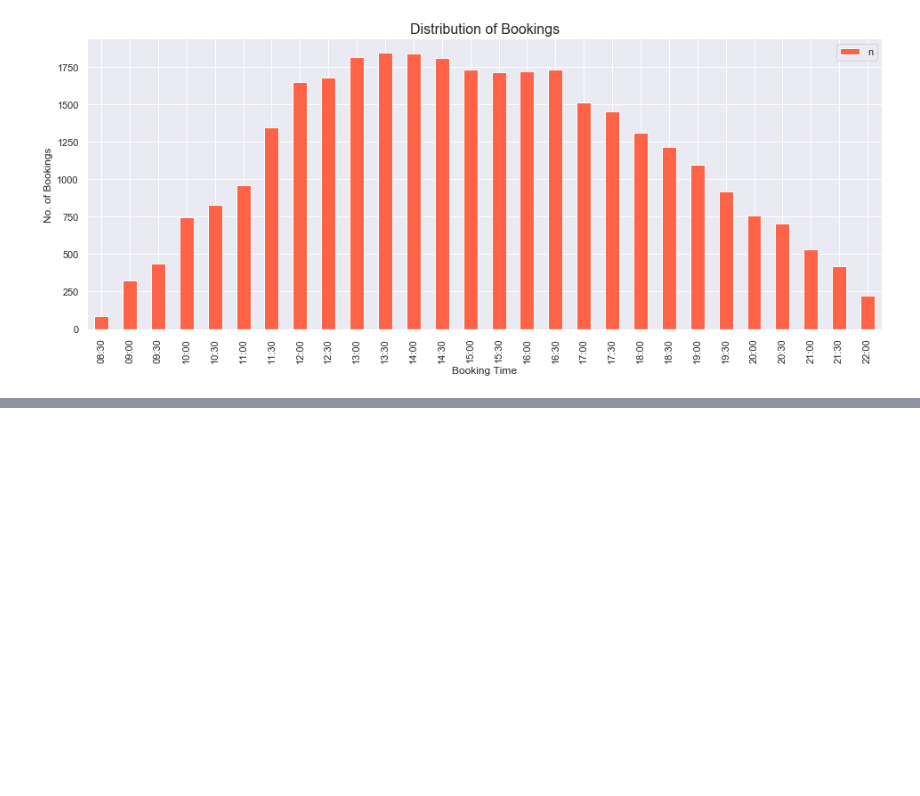
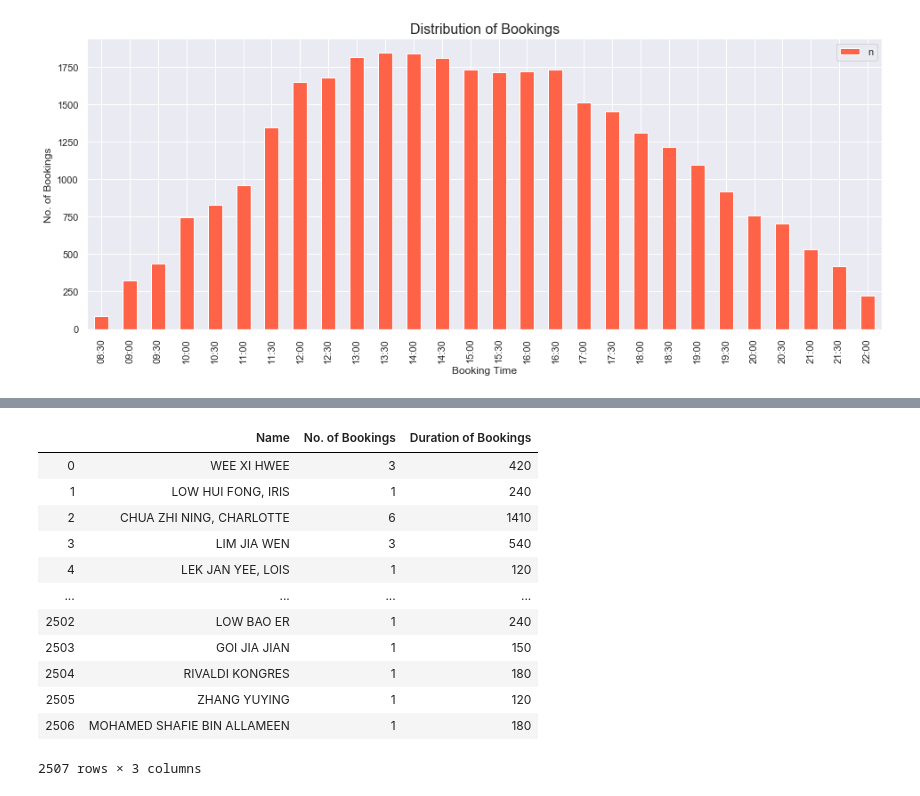
Before and after one commit to y4nrui/SMU-BIA-DAP-Project-1920, a Jupyter notebook: Bookings.ipynb, the cells around one changed output, grey strips where cells are left out. Cells and saved outputs as stored; diff of their text form; code cells hidden in the pictures; blank space fills up the shorter version.

```diff
--- a/Bookings.ipynb
+++ b/Bookings.ipynb
@@ -257,0 +287,68 @@ bookings['Purpose'].value_counts()
+# %%
+# clustering model (unsupervised) --> based on frequency and duration of their booking.
+#Can analyse clusters to find out what sch they are from and rough timings they booked
+
+"""
+recreate a new df of only 2 columns.
+
+frequency -> count the no. of times they booked (need to use original df)
+duration of their booking --> use expanded
+
+iterate through SSE and see if the drop in SSE is significant or not. Can use this to gauge the optimal k
+
+
+"""
+# number_of_bookings_per_user is a dictionary to store number of bookings per user:
+number_of_bookings_per_user = {}
+name = []
+num_bookings = []
+
+for row in bookings['Booked for User Name']:
+    if row not in number_of_bookings_per_user:
+        number_of_bookings_per_user[row] = [1]
+    else:
+        number_of_bookings_per_user[row][0]+=1
+
+for key in number_of_bookings_per_user:
+    name.append(key)
+    num_bookings.append(number_of_bookings_per_user[key][0])
+
+number_bookings_df = pd.DataFrame({'Name':name, 'No. of Bookings':num_bookings})
+number_bookings_df
+
+#new is a dictionary which stores the total duration a user has booked, in minutes
+new = {}
+name=[]
+duration_of_bookings = []
+for row in expanded_bookings['Booked for User Name']:
+    if row not in new:
+        new[row] = [30]
+    else:
+        new[row][0]+=30
+
+for key in new:
+    name.append(key)
+    duration_of_bookings.append(new[key][0])
+
+
+duration_bookings_df = pd.DataFrame({'Name':name,'Duration of Bookings':duration_of_bookings})
+duration_bookings_df
+
+
+#merge the 2 dataframe
+df_merge_col = pd.merge(number_bookings_df, duration_bookings_df, on='Name')
+df_merge_col
+# %% [output]
+|  | Name | No. of Bookings | Duration of Bookings |
+| 0 | WEE XI HWEE | 3 | 420 |
+| 1 | LOW HUI FONG, IRIS | 1 | 240 |
+| 2 | CHUA ZHI NING, CHARLOTTE | 6 | 1410 |
+| 3 | LIM JIA WEN | 3 | 540 |
+| 4 | LEK JAN YEE, LOIS | 1 | 120 |
+| ... | ... | ... | ... |
+| 2502 | LOW BAO ER | 1 | 240 |
+| 2503 | GOI JIA JIAN | 1 | 150 |
+| 2504 | RIVALDI KONGRES | 1 | 180 |
+| 2505 | ZHANG YUYING | 1 | 120 |
+| 2506 | MOHAMED SHAFIE BIN ALLAMEEN | 1 | 180 |
+2507 rows × 3 columns
```
Also changed, not shown: parts of 34 cells of this notebook, 1 other file.
